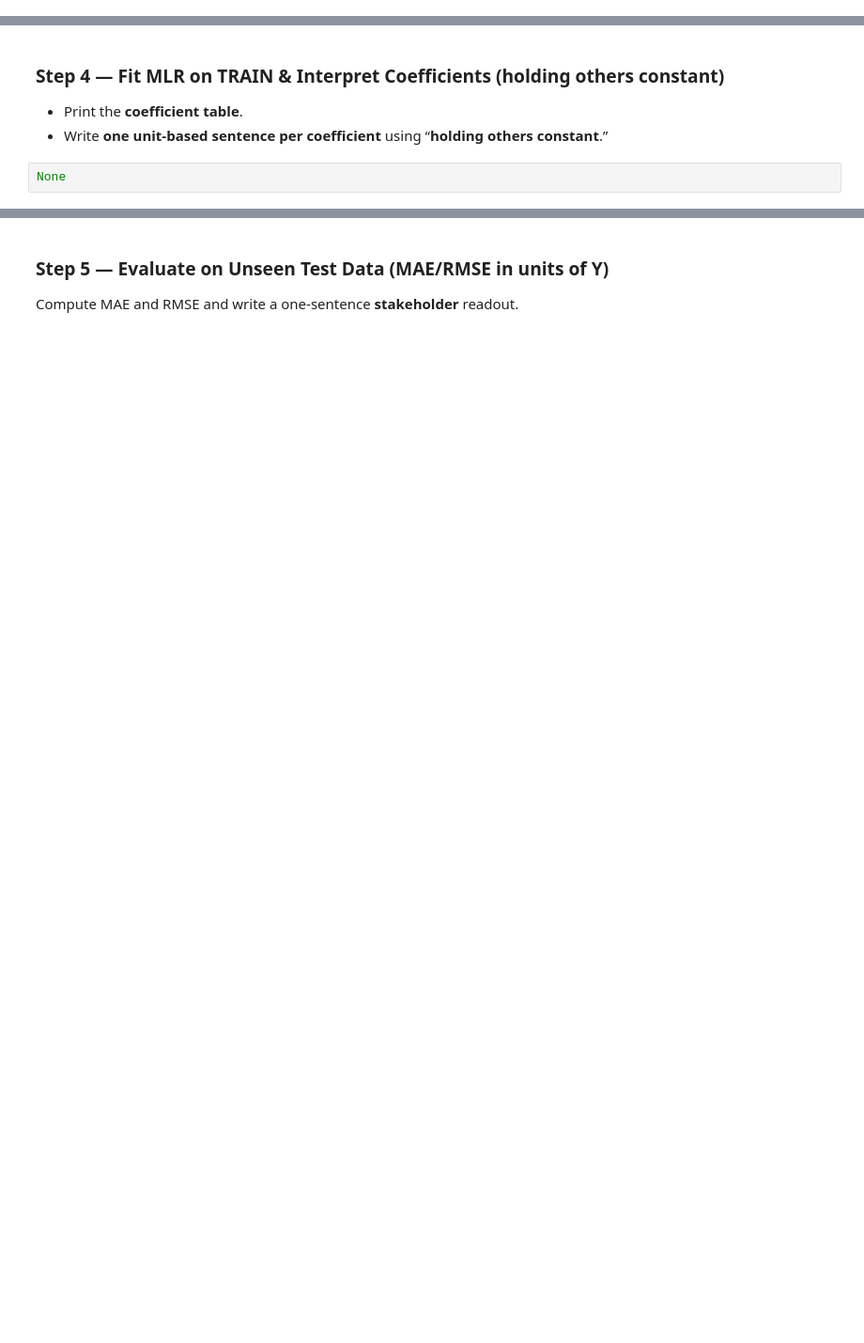
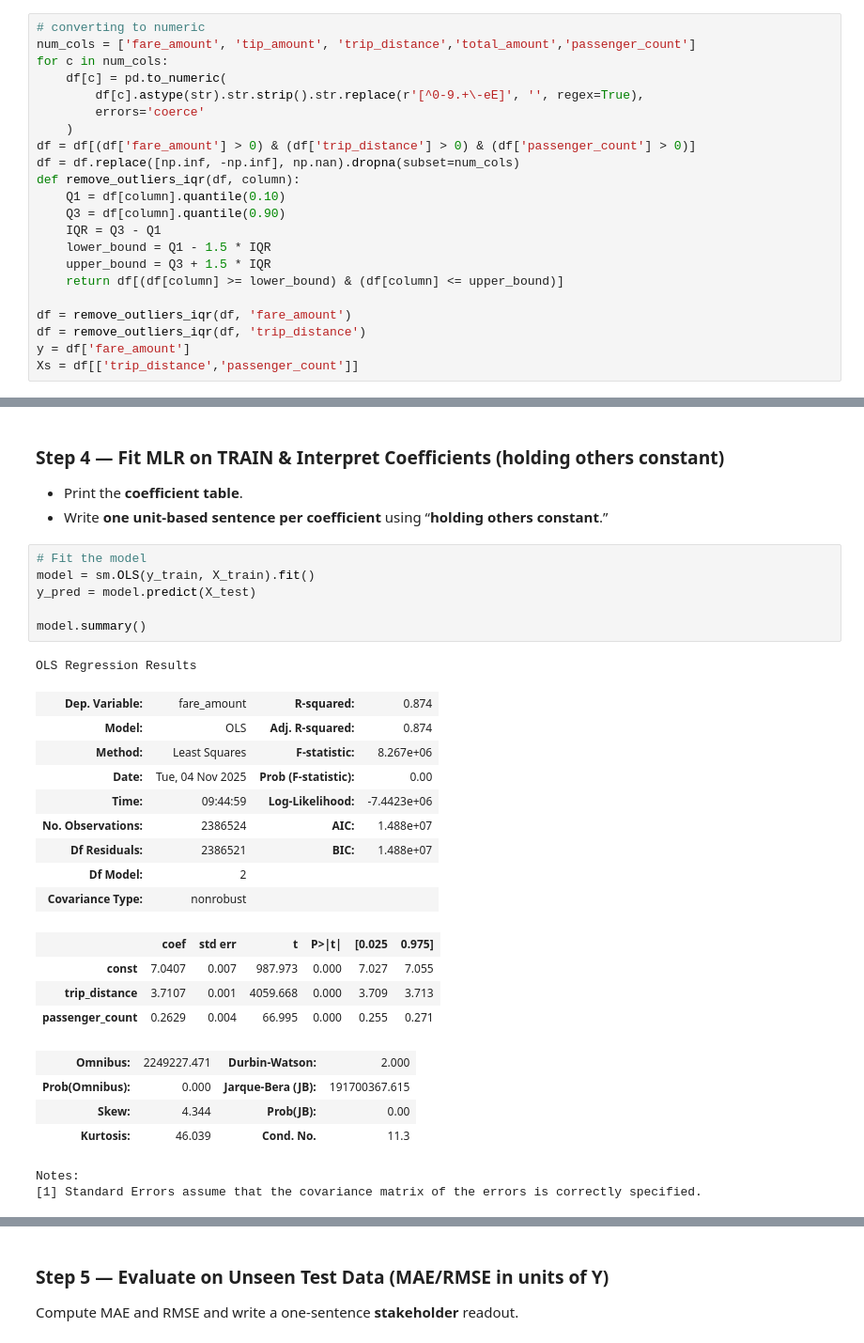
Before and after one commit to brehima5/DA2025_Lectures, a Jupyter notebook: Mod6/CodeAssignments/Mod6L8_CodeAssignment_STUDENT.ipynb, the cells around one changed output, grey strips where cells are left out. Shown at 94% size. Cells and saved outputs as stored; diff of their text form; blank space fills up the shorter version.

```diff
--- a/Mod6/CodeAssignments/Mod6L8_CodeAssignment_STUDENT.ipynb
+++ b/Mod6/CodeAssignments/Mod6L8_CodeAssignment_STUDENT.ipynb
@@ -63,3 +69,25 @@ None
+# %%
+# converting to numeric
+num_cols = ['fare_amount', 'tip_amount', 'trip_distance','total_amount','passenger_count']
+for c in num_cols:
+    df[c] = pd.to_numeric(
+        df[c].astype(str).str.strip().str.replace(r'[^0-9.+\-eE]', '', regex=True),
+        errors='coerce'
+    )
+df = df[(df['fare_amount'] > 0) & (df['trip_distance'] > 0) & (df['passenger_count'] > 0)]
+df = df.replace([np.inf, -np.inf], np.nan).dropna(subset=num_cols)
+def remove_outliers_iqr(df, column):
+    Q1 = df[column].quantile(0.10)
+    Q3 = df[column].quantile(0.90)
+    IQR = Q3 - Q1
+    lower_bound = Q1 - 1.5 * IQR
+    upper_bound = Q3 + 1.5 * IQR
+    return df[(df[column] >= lower_bound) & (df[column] <= upper_bound)]
+
+df = remove_outliers_iqr(df, 'fare_amount')
+df = remove_outliers_iqr(df, 'trip_distance')
+y = df['fare_amount']
+Xs = df[['trip_distance','passenger_count']]
 # %% [markdown]
 ### Step 3 —  Design Matrix (add intercept) & Train–Test Split (80/20)
 
@@ -73,7 +111,32 @@ None
 
 - Print the **coefficient table**.
 - Write **one unit‑based sentence per coefficient** using “**holding others constant**.”
-# %%
-None
+# %%
+# Fit the model
+model = sm.OLS(y_train, X_train).fit()
+y_pred = model.predict(X_test)
+
+model.summary()
+# %% [output]
+OLS Regression Results
+| Dep. Variable: | fare_amount | R-squared: | 0.874 |
+| Model: | OLS | Adj. R-squared: | 0.874 |
+| Method: | Least Squares | F-statistic: | 8.267e+06 |
+| Date: | Tue, 04 Nov 2025 | Prob (F-statistic): | 0.00 |
+| Time: | 09:44:59 | Log-Likelihood: | -7.4423e+06 |
+| No. Observations: | 2386524 | AIC: | 1.488e+07 |
+| Df Residuals: | 2386521 | BIC: | 1.488e+07 |
+| Df Model: | 2 |  |  |
+| Covariance Type: | nonrobust |  |  |
+|  | coef | std err | t | P>|t| | [0.025 | 0.975] |
+| const | 7.0407 | 0.007 | 987.973 | 0.000 | 7.027 | 7.055 |
+| trip_distance | 3.7107 | 0.001 | 4059.668 | 0.000 | 3.709 | 3.713 |
+| passenger_count | 0.2629 | 0.004 | 66.995 | 0.000 | 0.255 | 0.271 |
+| Omnibus: | 2249227.471 | Durbin-Watson: | 2.000 |
+| Prob(Omnibus): | 0.000 | Jarque-Bera (JB): | 191700367.615 |
+| Skew: | 4.344 | Prob(JB): | 0.00 |
+| Kurtosis: | 46.039 | Cond. No. | 11.3 |
+Notes:
+[1] Standard Errors assume that the covariance matrix of the errors is correctly specified.
 # %% [markdown]
 *Template (edit to your variables & units):*
```
Also changed, not shown: parts of 12 cells of this notebook.
